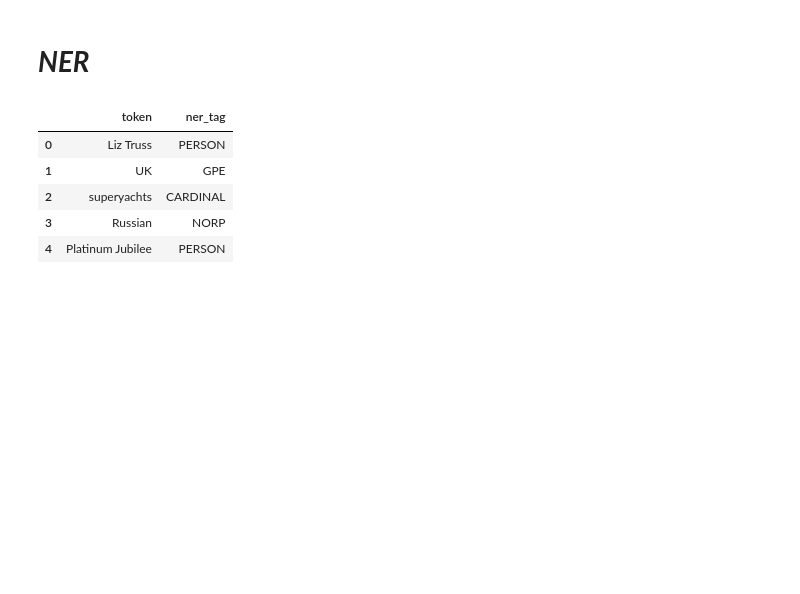
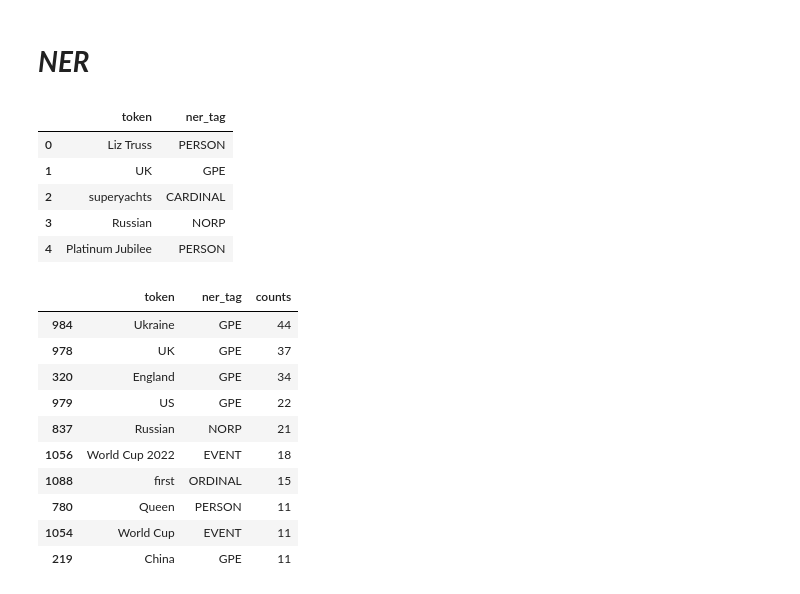
Before and after one commit to RAGISHIVANAND/NATURAL-LANGUAGE-PROCESSING, a Jupyter notebook: Natural_Language_Processing.ipynb, the cells around one changed output. Drawn from its saved outputs; the diff is of its cells as text; code cells hidden in the pictures; blank space fills up the shorter version.

```diff
--- a/Natural_Language_Processing.ipynb
+++ b/Natural_Language_Processing.ipynb
@@ -842,7 +842,8 @@ ner_df = pd.DataFrame(columns = ['token','ner_tag'])
 
 for token in spacy_doc.ents:
     if pd.isna(token.label_) is False:
-        ner_df = ner_df.append({'token':token.text,'ner_tag':token.label_},ignore_index = True)
+        ner_df = ner_df.append({'token':token.text,
+                                'ner_tag':token.label_},ignore_index = True)
 # %%
 ner_df.head()
 # %% [output]
@@ -852,3 +853,19 @@ ner_df.head()
 | 2 | superyachts | CARDINAL |
 | 3 | Russian | NORP |
 | 4 | Platinum Jubilee | PERSON |
+# %%
+ner_df_counts = ner_df.groupby(['token','ner_tag']).size().reset_index(name='counts').sort_values(by='counts',ascending=False)
+# %%
+ner_df_counts.head(10)
+# %% [output]
+|  | token | ner_tag | counts |
+| 984 | Ukraine | GPE | 44 |
+| 978 | UK | GPE | 37 |
+| 320 | England | GPE | 34 |
+| 979 | US | GPE | 22 |
+| 837 | Russian | NORP | 21 |
+| 1056 | World Cup 2022 | EVENT | 18 |
+| 1088 | first | ORDINAL | 15 |
+| 780 | Queen | PERSON | 11 |
+| 1054 | World Cup | EVENT | 11 |
+| 219 | China | GPE | 11 |
```
Also changed, not shown: parts of 1 cell of this notebook.
